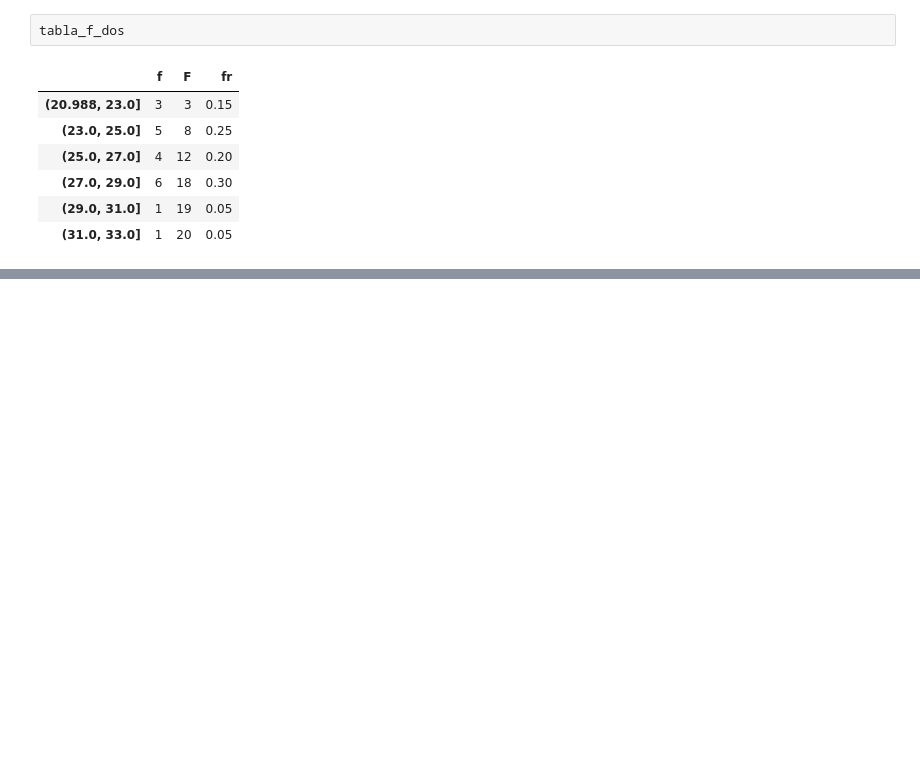
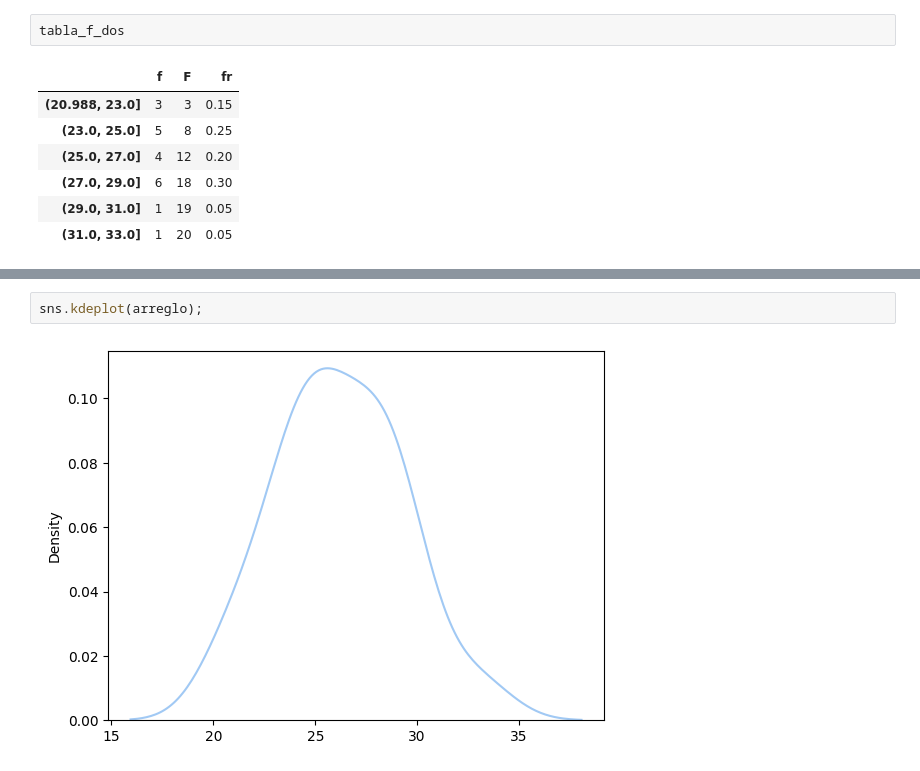
Before and after one commit to JesusMelendez/notebooks_prop_mce, a Jupyter notebook: estadistica.ipynb, the cells around one changed output, grey strips where cells are left out. Cells and saved outputs as stored; diff of their text form; blank space fills up the shorter version.

```diff
--- a/estadistica.ipynb
+++ b/estadistica.ipynb
@@ -168,0 +223,4 @@ tabla_f_dos
+# %%
+sns.kdeplot(arreglo);
+# %% [output]
+[figure, added]
```
Also changed, not shown: parts of 11 cells of this notebook.
